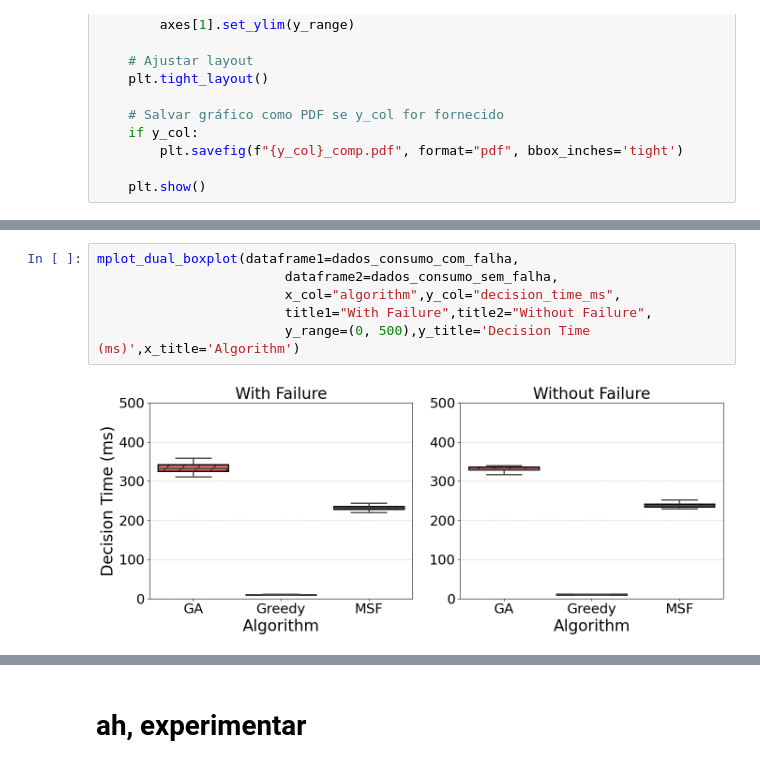
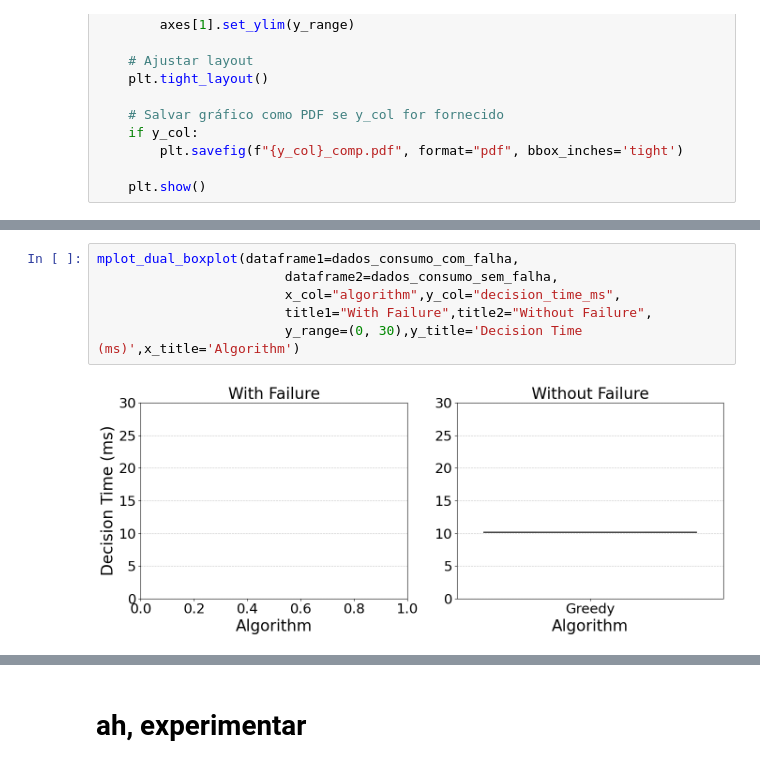
Before and after one commit to FialhoSJ/multi-user-sfc, a Jupyter notebook: plots/2025/RUN_TO_SBRC.ipynb, the cells around one changed output, grey strips where cells are left out. Saved outputs shown, nothing was run; the diff lists cells and outputs as text.

```diff
--- a/plots/2025/RUN_TO_SBRC.ipynb
+++ b/plots/2025/RUN_TO_SBRC.ipynb
@@ -1279,11 +1141,11 @@ mplot_dual_boxplot(dataframe1=dados_consumo_com_falha,
 # %%
 mplot_dual_boxplot(dataframe1=dados_consumo_com_falha,
                         dataframe2=dados_consumo_sem_falha,
                         x_col="algorithm",y_col="decision_time_ms",
                         title1="With Failure",title2="Without Failure",
-                        y_range=(0, 500),y_title='Decision Time (ms)',x_title='Algorithm')
+                        y_range=(0, 30),y_title='Decision Time (ms)',x_title='Algorithm')
 # %% [output]
-[figure, old version]
+[figure, new version]
 # %%
 mplot_dual_boxplot(dataframe1=dados_consumo_com_falha,
                         dataframe2=dados_consumo_sem_falha,
```
Also changed, not shown: parts of 35 cells of this notebook, 8 other files.
